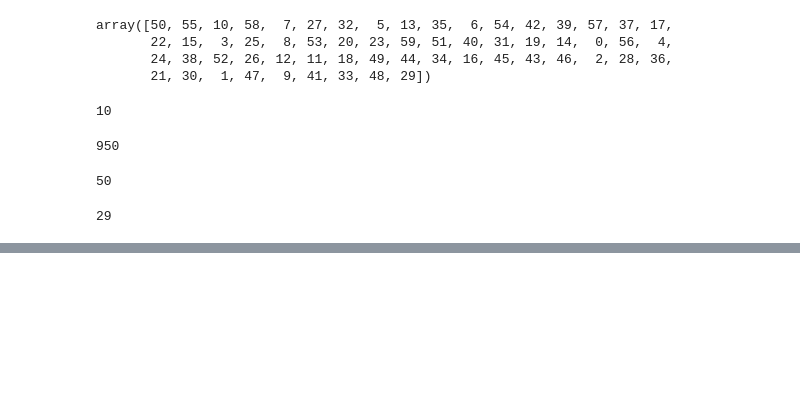
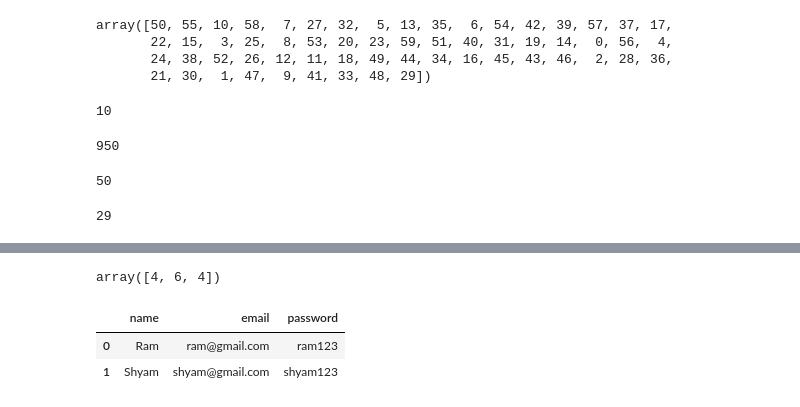
Before and after one commit to anmolrajarora/ML, a Jupyter notebook: Numpy.ipynb, the cells around one changed output, grey strips where cells are left out. Saved outputs shown, nothing was run; the diff lists cells and outputs as text; code cells hidden in the pictures; blank space fills up the shorter version.

```diff
--- a/Numpy.ipynb
+++ b/Numpy.ipynb
@@ -437,0 +629,4 @@ new_arr.argmax()
+# %%
+arr1.diagonal()
+# %% [output]
+array([4, 6, 4])
@@ -437,0 +655,7 @@ new_arr.argmax()
+# %%
+pd.read_csv('users.csv', header=None,
+            names=['name', 'email', 'password'])
+# %% [output]
+|  | name | email | password |
+| 0 | Ram | ram@gmail.com | ram123 |
+| 1 | Shyam | shyam@gmail.com | shyam123 |
```
Also changed, not shown: parts of 37 cells of this notebook, 1 other file.
